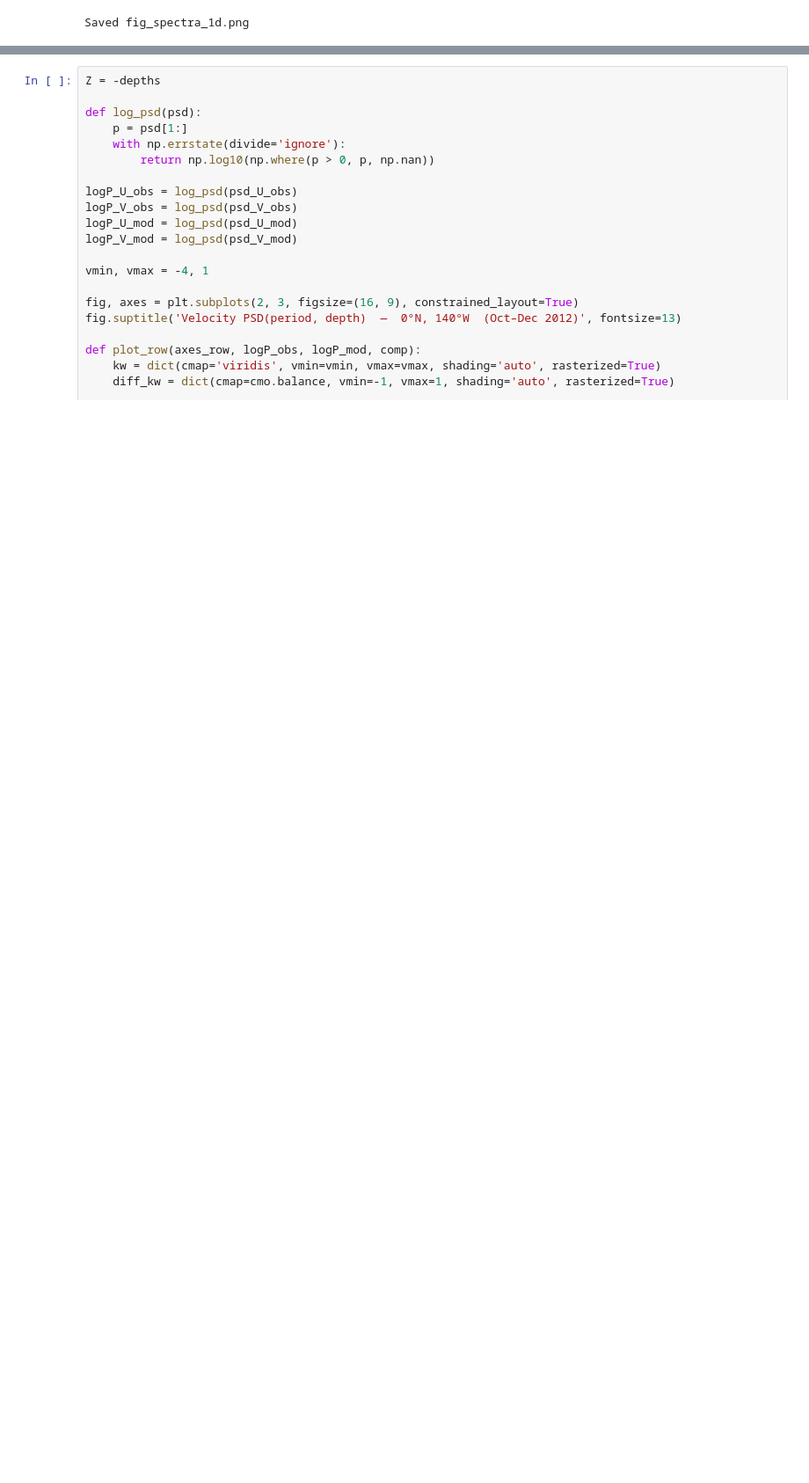
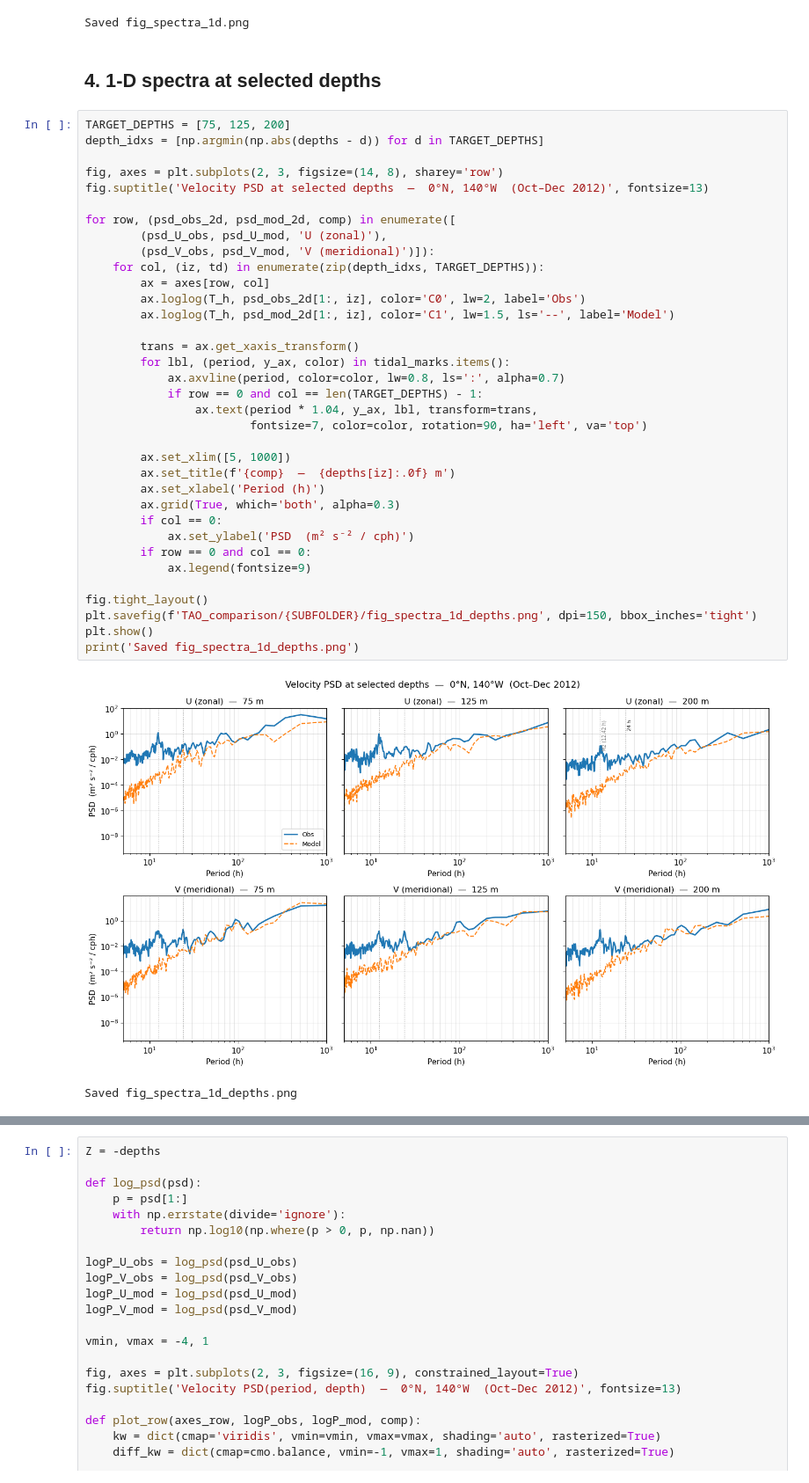
Before and after one commit to eldavenport/tpose24-validation, a Jupyter notebook: notebook_1c_tao_validation_spectra.ipynb, the cells around one changed output, grey strips where cells are left out. Shown at 88% size. Drawn from its saved outputs; the diff is of its cells as text; blank space fills up the shorter version.

Commit message:
updating spectra notebooks

```diff
--- a/notebook_1c_tao_validation_spectra.ipynb
+++ b/notebook_1c_tao_validation_spectra.ipynb
@@ -150,4 +150,44 @@ print('Saved fig_spectra_1d.png')
 # %% [output]
 [figure]
 Saved fig_spectra_1d.png
+# %% [markdown]
+## 4. 1-D spectra at selected depths
+# %%
+TARGET_DEPTHS = [75, 125, 200]
+depth_idxs = [np.argmin(np.abs(depths - d)) for d in TARGET_DEPTHS]
+
+fig, axes = plt.subplots(2, 3, figsize=(14, 8), sharey='row')
+fig.suptitle('Velocity PSD at selected depths  —  0°N, 140°W  (Oct–Dec 2012)', fontsize=13)
+
+for row, (psd_obs_2d, psd_mod_2d, comp) in enumerate([
+        (psd_U_obs, psd_U_mod, 'U (zonal)'),
+        (psd_V_obs, psd_V_mod, 'V (meridional)')]):
+    for col, (iz, td) in enumerate(zip(depth_idxs, TARGET_DEPTHS)):
+        ax = axes[row, col]
+        ax.loglog(T_h, psd_obs_2d[1:, iz], color='C0', lw=2, label='Obs')
+        ax.loglog(T_h, psd_mod_2d[1:, iz], color='C1', lw=1.5, ls='--', label='Model')
+
+        trans = ax.get_xaxis_transform()
+        for lbl, (period, y_ax, color) in tidal_marks.items():
+            ax.axvline(period, color=color, lw=0.8, ls=':', alpha=0.7)
+            if row == 0 and col == len(TARGET_DEPTHS) - 1:
+                ax.text(period * 1.04, y_ax, lbl, transform=trans,
+                        fontsize=7, color=color, rotation=90, ha='left', va='top')
+
+        ax.set_xlim([5, 1000])
+        ax.set_title(f'{comp}  —  {depths[iz]:.0f} m')
+        ax.set_xlabel('Period (h)')
+        ax.grid(True, which='both', alpha=0.3)
+        if col == 0:
+            ax.set_ylabel('PSD  (m² s⁻² / cph)')
+        if row == 0 and col == 0:
+            ax.legend(fontsize=9)
+
+fig.tight_layout()
+plt.savefig(f'TAO_comparison/{SUBFOLDER}/fig_spectra_1d_depths.png', dpi=150, bbox_inches='tight')
+plt.show()
+print('Saved fig_spectra_1d_depths.png')
+# %% [output]
+[figure, added]
+Saved fig_spectra_1d_depths.png
 # %% [markdown]
```
Also changed, not shown: parts of 1 cell of this notebook, 5 other files.
